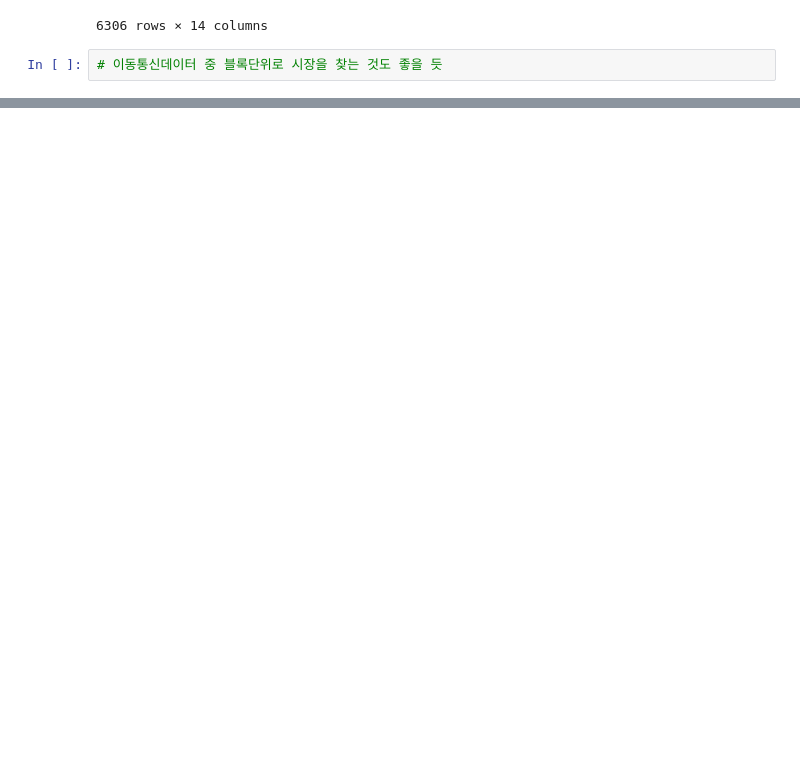
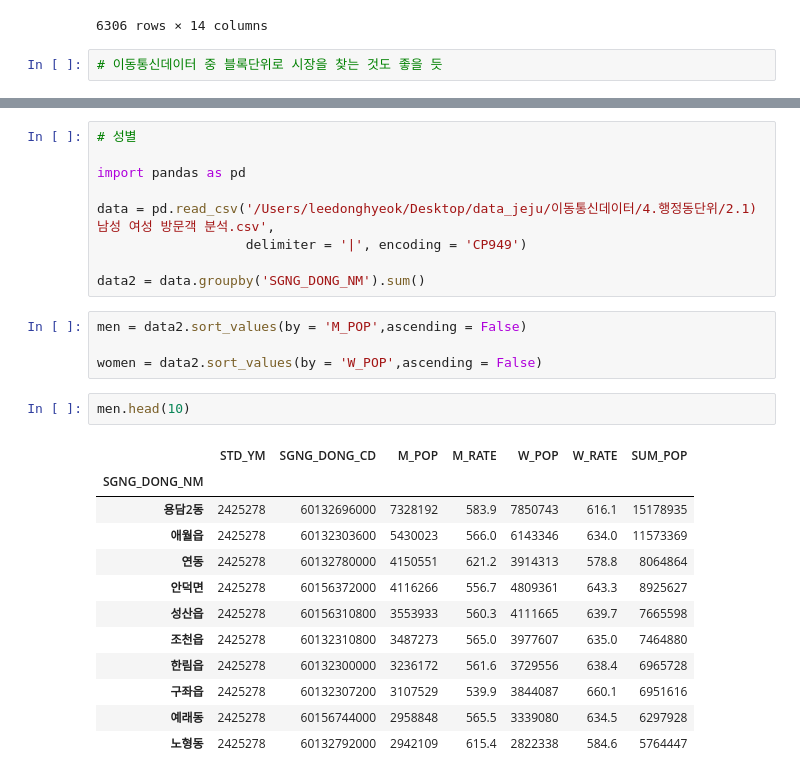
Before and after one commit to dhe625/jeju, a Jupyter notebook: test.ipynb, the cells around one changed output, grey strips where cells are left out. Drawn from its saved outputs; the diff is of its cells as text; blank space fills up the shorter version.

```diff
--- a/test.ipynb
+++ b/test.ipynb
@@ -81,0 +177,28 @@ market
+# %%
+# 성별
+
+import pandas as pd
+
+data = pd.read_csv('/Users/leedonghyeok/Desktop/data_jeju/이동통신데이터/4.행정동단위/2.1) 남성 여성 방문객 분석.csv',
+                   delimiter = '|', encoding = 'CP949')
+
+data2 = data.groupby('SGNG_DONG_NM').sum()
+# %%
+men = data2.sort_values(by = 'M_POP',ascending = False)
+
+women = data2.sort_values(by = 'W_POP',ascending = False)
+# %%
+men.head(10)
+# %% [output]
+|  | STD_YM | SGNG_DONG_CD | M_POP | M_RATE | W_POP | W_RATE | SUM_POP |
+| SGNG_DONG_NM |  |  |  |  |  |  |  |
+| 용담2동 | 2425278 | 60132696000 | 7328192 | 583.9 | 7850743 | 616.1 | 15178935 |
+| 애월읍 | 2425278 | 60132303600 | 5430023 | 566.0 | 6143346 | 634.0 | 11573369 |
+| 연동 | 2425278 | 60132780000 | 4150551 | 621.2 | 3914313 | 578.8 | 8064864 |
+| 안덕면 | 2425278 | 60156372000 | 4116266 | 556.7 | 4809361 | 643.3 | 8925627 |
+| 성산읍 | 2425278 | 60156310800 | 3553933 | 560.3 | 4111665 | 639.7 | 7665598 |
+| 조천읍 | 2425278 | 60132310800 | 3487273 | 565.0 | 3977607 | 635.0 | 7464880 |
+| 한림읍 | 2425278 | 60132300000 | 3236172 | 561.6 | 3729556 | 638.4 | 6965728 |
+| 구좌읍 | 2425278 | 60132307200 | 3107529 | 539.9 | 3844087 | 660.1 | 6951616 |
+| 예래동 | 2425278 | 60156744000 | 2958848 | 565.5 | 3339080 | 634.5 | 6297928 |
+| 노형동 | 2425278 | 60132792000 | 2942109 | 615.4 | 2822338 | 584.6 | 5764447 |
```
Also changed, not shown: parts of 6 cells of this notebook.
